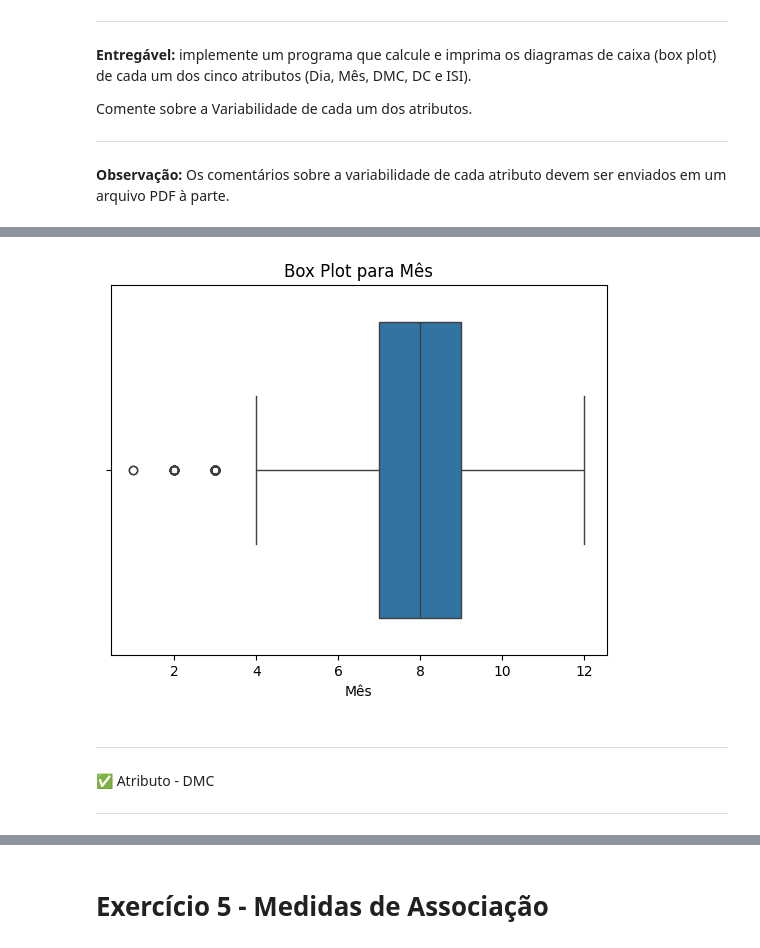
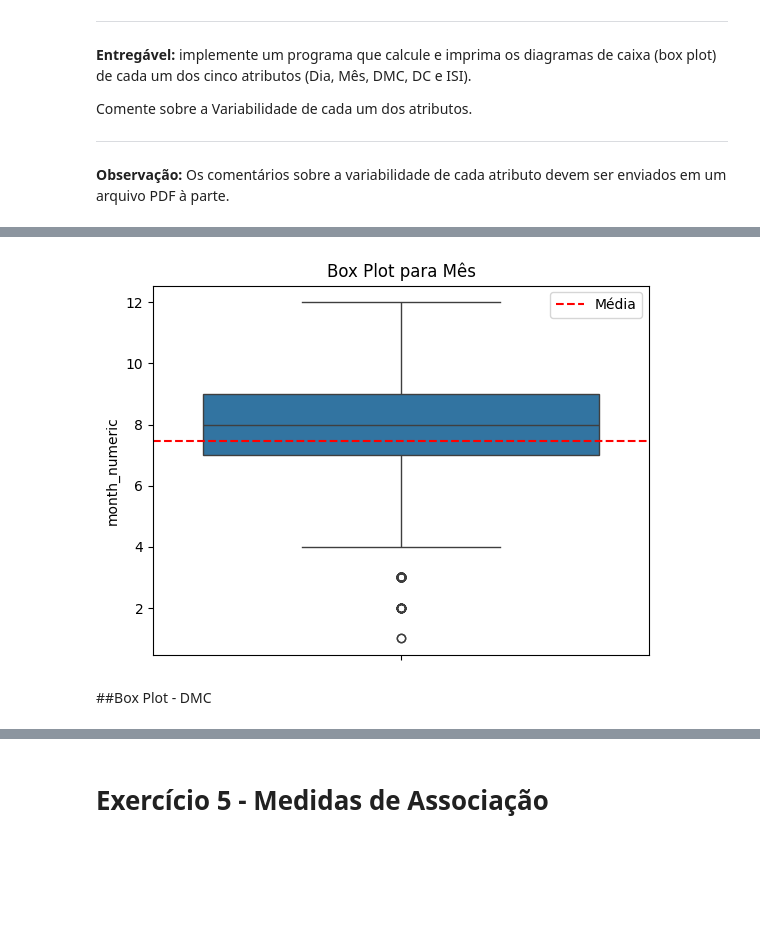
Before and after one commit to NBS92/Estatistica_N2, a Jupyter notebook: Estatística.ipynb, the cells around one changed output, grey strips where cells are left out. Drawn from its saved outputs; the diff is of its cells as text; code cells hidden in the pictures; blank space fills up the shorter version.

```diff
--- a/Estatística.ipynb
+++ b/Estatística.ipynb
@@ -884,2 +1159,6 @@ import matplotlib.pyplot as plt
+# %%
+# Converte a coluna 'dia' em representação numérica
+day_mapping = {'mon': 1, 'tue': 2, 'wed': 3, 'thu': 4, 'fri': 5, 'sat': 6, 'sun': 7}
+df['day_numeric'] = df['day'].map(day_mapping) # cria uma nova coluna com dados numéricos
 # %%
 plt.figure()
@@ -902,20 +1178,23 @@ plt.show()
+# %%
+# Converte a coluna 'month' em representação numérica
+month_mapping = {'jan': 1, 'feb': 2, 'mar': 3, 'apr': 4,
+                 'may': 5, 'jun': 6, 'jul': 7, 'aug': 8,
+                 'sep': 9, 'oct': 10, 'nov': 11, 'dec': 12}
+df['month_numeric'] = df['month'].map(month_mapping)
 # %%
 plt.figure()
-sns.boxplot(x=df['month_numeric'])
-plt.xlabel('Mês')
+sns.boxplot(df['month_numeric'])
+plt.axhline(df['month_numeric'].mean(), label = 'Média', color='red', linestyle='--')
+plt.legend()
 plt.title('Box Plot para Mês')
 plt.show()
 
 # O box plot para o mês mostra como os valores estão distribuídos ao longo do ano.
 # A variabilidade é representada pelo comprimento da caixa e das "mãos" do gráfico,
 # indicando a diferença entre os meses com menor e maior frequência de incêndios.
 # %% [output]
-[figure, old version]
+[figure, new version]
 # %% [markdown]
----
-
-✅ Atributo - DMC
-
----
+##Box Plot - DMC
 # %%
 plt.figure()
```
Also changed, not shown: parts of 91 cells of this notebook.
